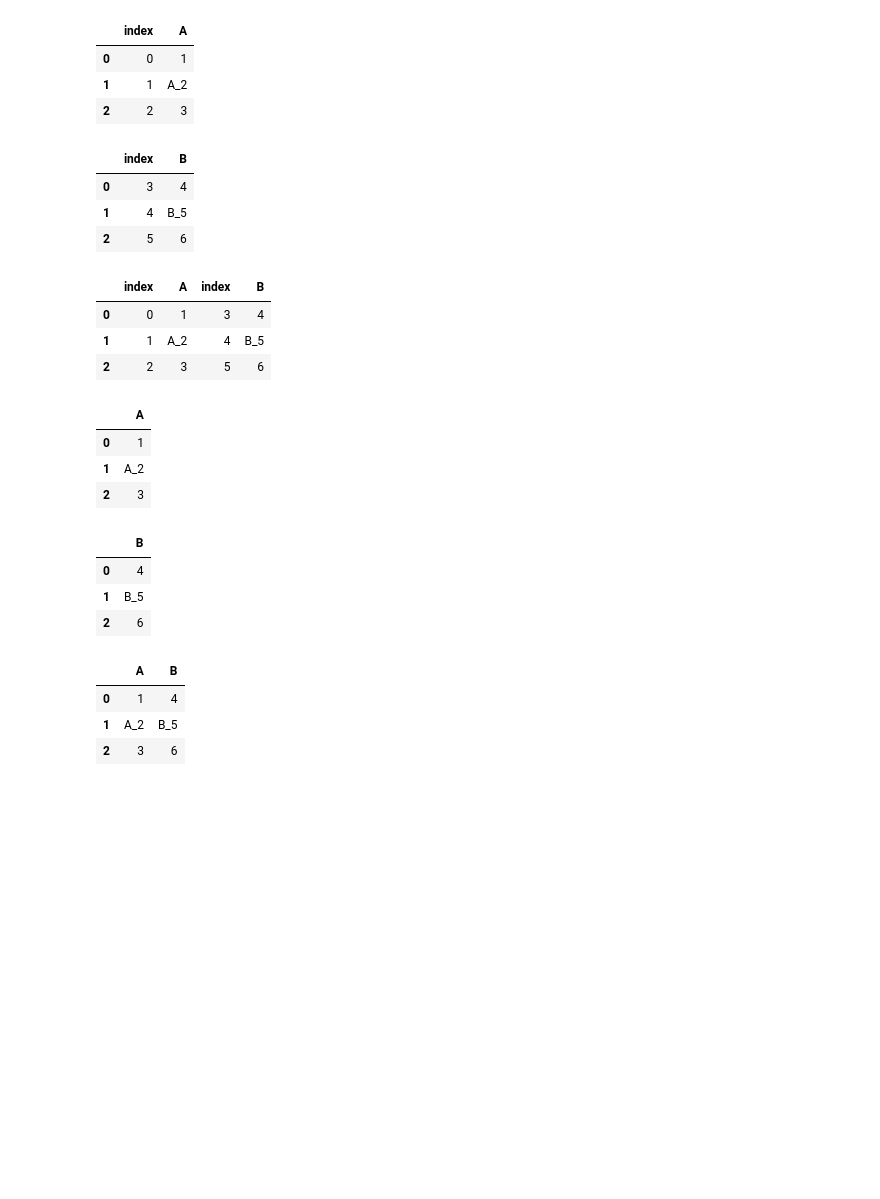
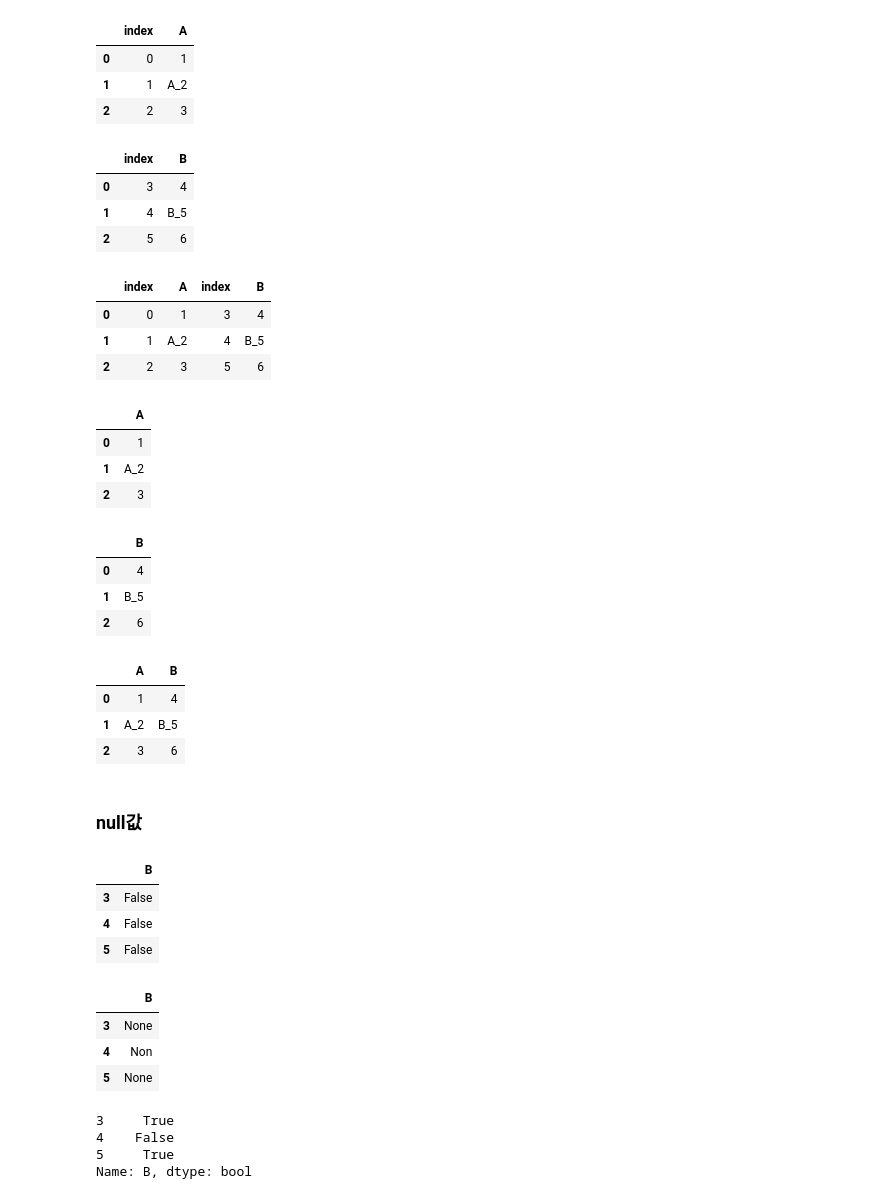
Before and after one commit to GabaeOh/study_AIs, a Jupyter notebook: codes/pandass.ipynb, the cells around one changed output. Drawn from its saved outputs; the diff is of its cells as text; code cells hidden in the pictures; blank space fills up the shorter version.

```diff
--- a/codes/pandass.ipynb
+++ b/codes/pandass.ipynb
@@ -90,0 +87,11 @@ pd.concat([df1_reset, df2_reset], axis=1)
+# %% [markdown]
+### null값
+# %%
+df3 = pd.DataFrame({'B': ['4', 'None', '6']}, index=[3, 4, 5])
+# %%
+df3.isnull()
+# %% [output]
+|  | B |
+| 3 | False |
+| 4 | False |
+| 5 | False |
@@ -90,0 +106,14 @@ pd.concat([df1_reset, df2_reset], axis=1)
+# %%
+df3
+# %% [output]
+|  | B |
+| 3 | None |
+| 4 | Non |
+| 5 | None |
+# %%
+df3['B'].isnull()
+# %% [output]
+3     True
+4    False
+5     True
+Name: B, dtype: bool
```
Also changed, not shown: parts of 3 cells of this notebook, 3 other files.
